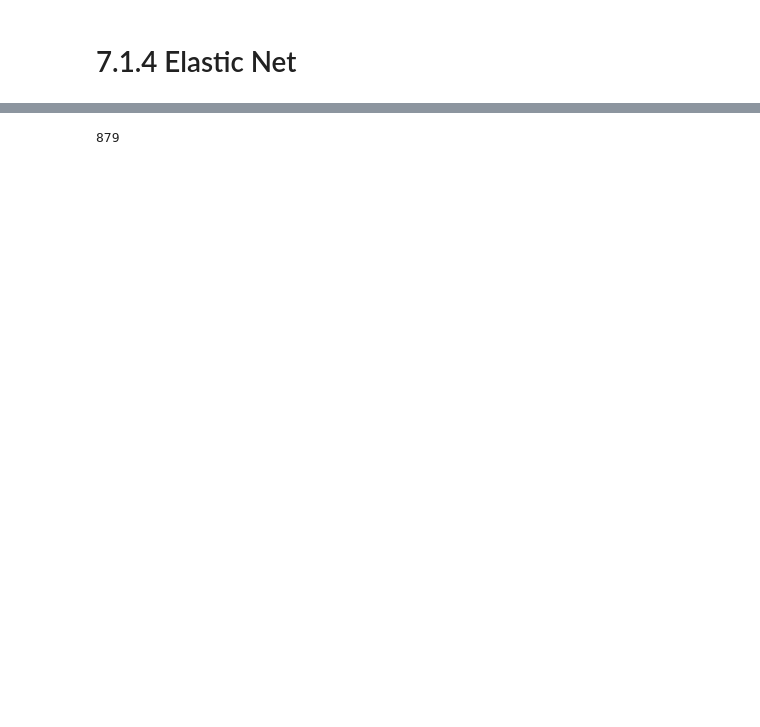
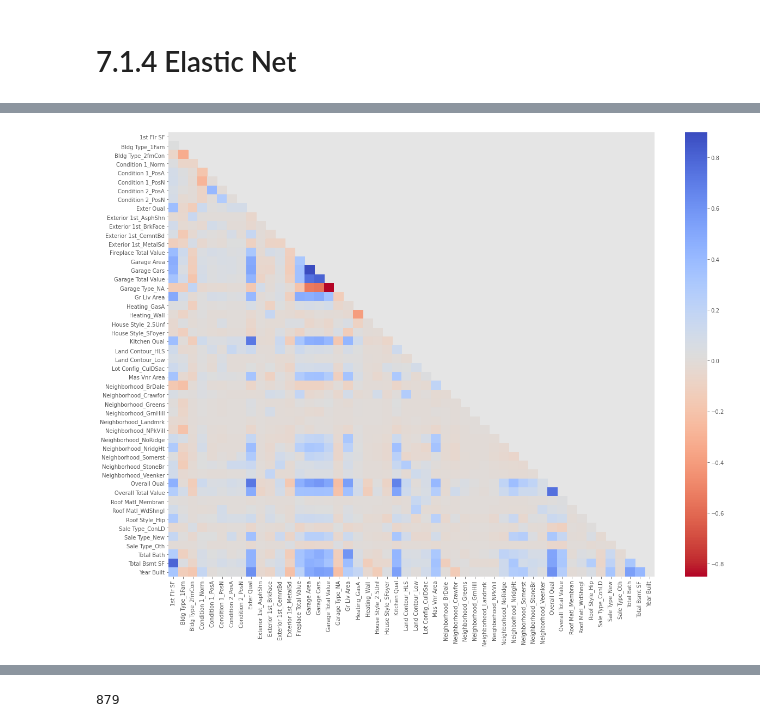
Before and after one commit to SimYiSY/Ames_Housing_Data, a Jupyter notebook: code/03 Model Benchmarks..ipynb, the cells around one changed output, grey strips where cells are left out. Saved outputs shown, nothing was run; the diff lists cells and outputs as text; code cells hidden in the pictures; blank space fills up the shorter version.

```diff
--- a/code/03 Model Benchmarks..ipynb
+++ b/code/03 Model Benchmarks..ipynb
@@ -274,0 +198,2 @@ plt.title("ElasticNet Regression Coefficient");
+# %%
+elasticnet.fit(X_train, y_train);
@@ -274,0 +228,4 @@ plt.title("ElasticNet Regression Coefficient");
+# %%
+coef = pd.Series(lasso.coef_, index = X_train.columns)
+coef.sort_values(ascending = False, inplace = True)
+coef[coef > 0]
@@ -274,0 +250,3 @@ plt.title("ElasticNet Regression Coefficient");
+# %%
+gd_coef = coef[:50].keys()
+len(gd_coef) #keeping values with high coef
@@ -274,0 +315,3 @@ plt.title("ElasticNet Regression Coefficient");
+# %%
+coef_sort = [i for i in (gd_coef.sort_values())] # creating list in alphabetical order to see relationship
+coef_sort
@@ -274,0 +377,9 @@ plt.title("ElasticNet Regression Coefficient");
+# %%
+plt.figure(figsize= (20, 15))
+mask = (np.triu(np.ones_like(df_train[coef_sort].corr(),
+                             dtype=np.bool)))
+sns.heatmap(df_train[coef_sort].corr(),
+            annot=False, mask = mask,
+            fmt='.1g', cmap='coolwarm_r');
+# %% [output]
+[figure, added]
```
Also changed, not shown: parts of 80 cells of this notebook, 5 other files.
